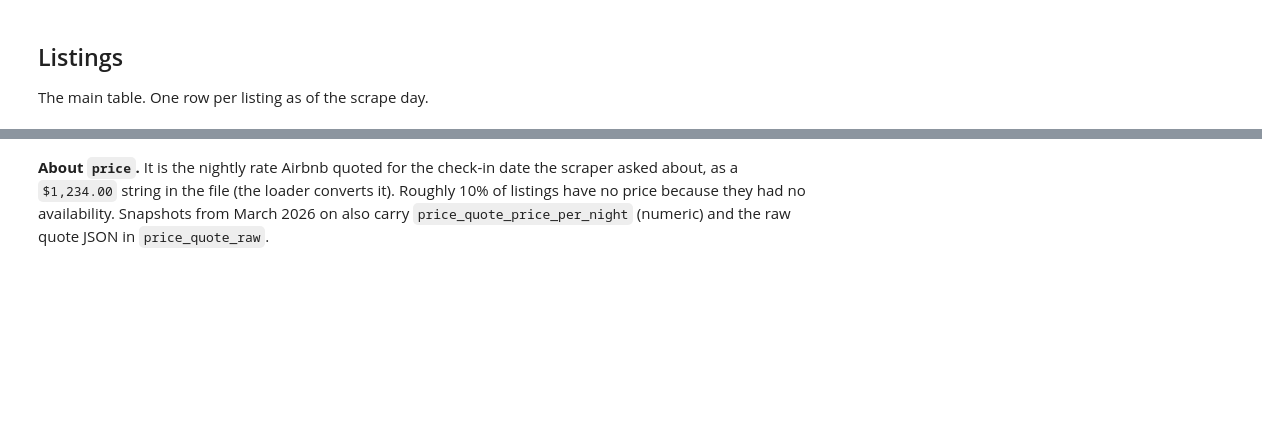
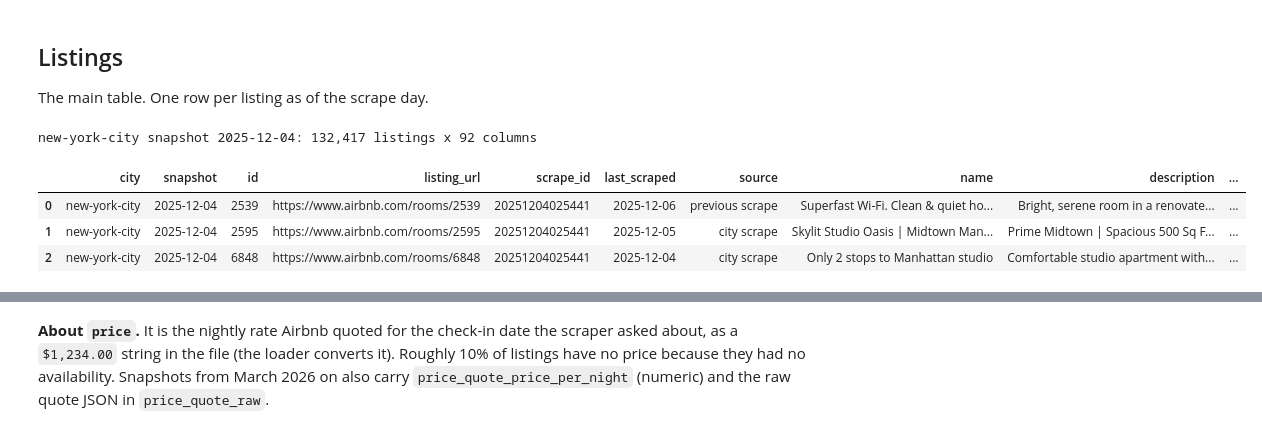
Before and after one commit to krystal-wl/cse6242-airbnb, a Jupyter notebook: notebooks/01_load_city_starter.ipynb, the cells around one changed output, grey strips where cells are left out. Cells and saved outputs as stored; diff of their text form; code cells hidden in the pictures; blank space fills up the shorter version.

```diff
--- a/notebooks/01_load_city_starter.ipynb
+++ b/notebooks/01_load_city_starter.ipynb
@@ -82,7 +85,7 @@ Pick a city folder under `data/` and, optionally, a snapshot date. `None` means
 The six project cities are `new-york-city`, `los-angeles`, `toronto`, `san-diego`, `clark-county-nv`, `jersey-city`.
 Jersey City is the default because it is small and loads in seconds; New York City's calendar has 11 million rows.
 # %%
-CITY = "jersey-city"
+CITY = "new-york-city"
 SNAPSHOT = None  # e.g. "2025-12-28"
 # %% [markdown]
 ## Helpers: finding snapshots
@@ -312,8 +322,20 @@ inventory
 The main table. One row per listing as of the scrape day.
 # %%
 listings = load_listings(CITY, SNAPSHOT)
+
+listings = load_all_snapshots(
+    CITY,
+    loader=load_listings
+)
+
 print(f"{CITY} snapshot {listings['snapshot'].iat[0]}: {len(listings):,} listings x {listings.shape[1]} columns")
 listings.head(3)
+# %% [output]
+new-york-city snapshot 2025-12-04: 132,417 listings x 92 columns
+|  | city | snapshot | id | listing_url | scrape_id | last_scraped | source | name | description | ... |
+| 0 | new-york-city | 2025-12-04 | 2539 | https://www.airbnb.com/rooms/2539 | 20251204025441 | 2025-12-06 | previous scrape | Superfast Wi-Fi. Clean & quiet ho... | Bright, serene room in a renovate... | ... |
+| 1 | new-york-city | 2025-12-04 | 2595 | https://www.airbnb.com/rooms/2595 | 20251204025441 | 2025-12-05 | city scrape | Skylit Studio Oasis | Midtown Man... | Prime Midtown | Spacious 500 Sq F... | ... |
+| 2 | new-york-city | 2025-12-04 | 6848 | https://www.airbnb.com/rooms/6848 | 20251204025441 | 2025-12-04 | city scrape | Only 2 stops to Manhattan studio | Comfortable studio apartment with... | ... |
 # %%
 # Every column with its type, how often it is filled, and an example.
 # Note the columns that are 100% empty in newer snapshots (host_since, host_response_rate, instant_bookable, ...).
```
Also changed, not shown: parts of 16 cells of this notebook.
